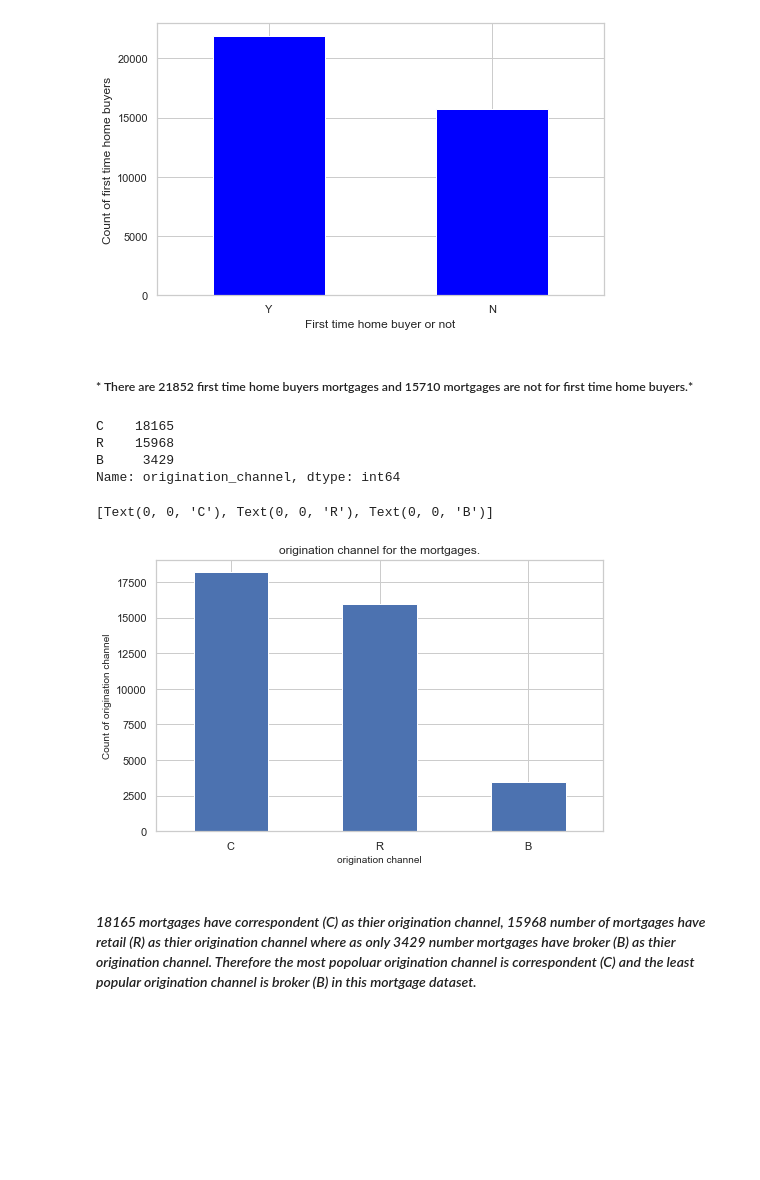
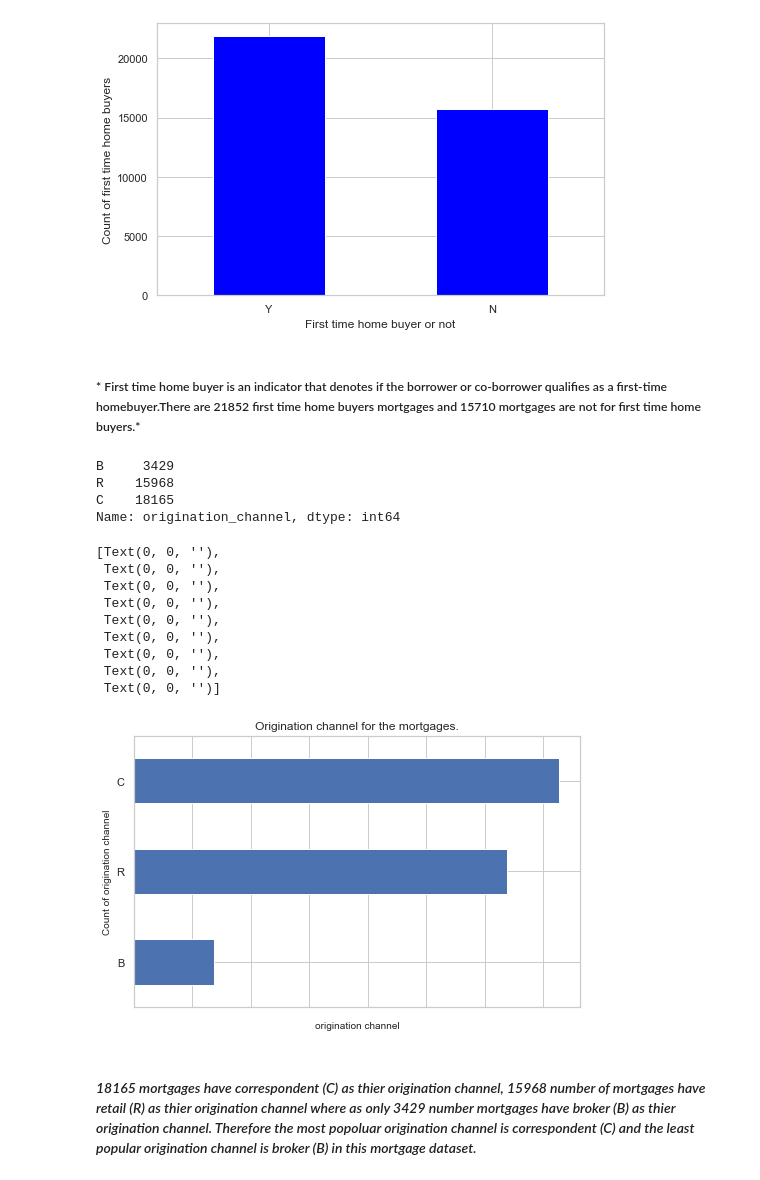
Before and after one commit to Azaima-Asghar/Modeling-Probability-Of-Delinquency, a Jupyter notebook: Mortgage_Analysis.ipynb, the cells around one changed output. Saved outputs shown, nothing was run; the diff lists cells and outputs as text; code cells hidden in the pictures; blank space fills up the shorter version.

```diff
--- a/Mortgage_Analysis.ipynb
+++ b/Mortgage_Analysis.ipynb
@@ -287,25 +313,33 @@ plt.show()
 # %% [output]
 [figure]
 # %% [markdown]
-##### * There are 21852 first time home buyers mortgages and 15710 mortgages are not for first time home buyers.*
+##### * First time home buyer is an indicator that denotes if the borrower or co-borrower qualifies as a first-time homebuyer.There are 21852 first time home buyers mortgages and 15710 mortgages are not for first time home buyers.*
 # %%
 # Check the Origination channel for the mortgages.
-origination_channel_count = clean_mortgage_data['origination_channel'].value_counts()
+origination_channel_count = clean_mortgage_data['origination_channel'].value_counts(ascending = True)
 origination_channel_count
 # %% [output]
+B     3429
+R    15968
 C    18165
-R    15968
-B     3429
 Name: origination_channel, dtype: int64
 # %%
 # Visualize the origination channel for the mortgages.
-ax = origination_channel_count.plot(kind ='bar', figsize=(8,5), title="origination channel for the mortgages.")
+ax = origination_channel_count.plot(kind ='barh', figsize=(8,5), title="Origination channel for the mortgages.")
 xlabels = ax.get_xticklabels()
 ax.set_ylabel("Count of origination channel", fontsize = 10)
 ax.set_xlabel("origination channel", fontsize = 10)
 ax.set_xticklabels(xlabels, rotation = 0)
 # %% [output]
-[Text(0, 0, 'C'), Text(0, 0, 'R'), Text(0, 0, 'B')]
+[Text(0, 0, ''),
+ Text(0, 0, ''),
+ Text(0, 0, ''),
+ Text(0, 0, ''),
+ Text(0, 0, ''),
+ Text(0, 0, ''),
+ Text(0, 0, ''),
+ Text(0, 0, ''),
+ Text(0, 0, '')]
-[figure, old version]
+[figure, new version]
 # %% [markdown]
 #### *18165 mortgages have correspondent (C) as thier origination channel, 15968 number of mortgages have retail (R)  as thier origination channel where as only 3429 number mortgages have broker (B) as thier origination channel. Therefore the most popoluar origination channel is correspondent (C) and the least popular origination channel is broker (B) in this mortgage dataset.*
```
Also changed, not shown: parts of 5 cells of this notebook.
